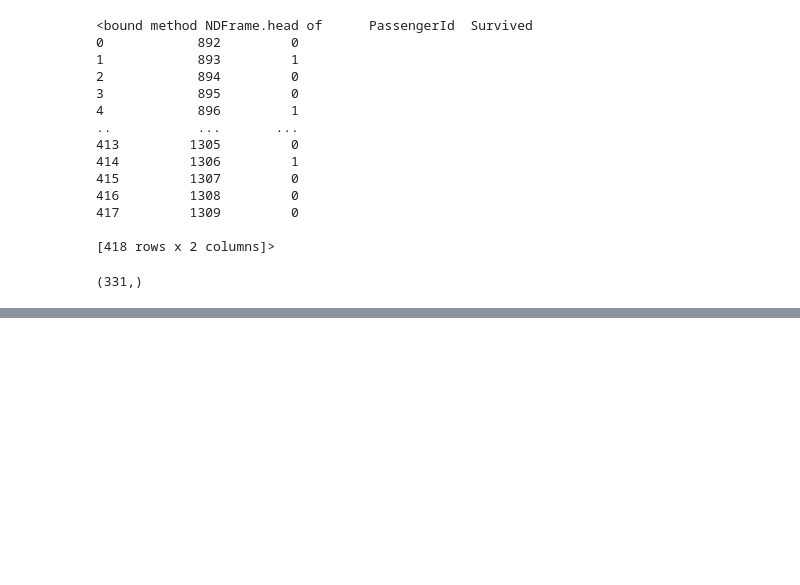
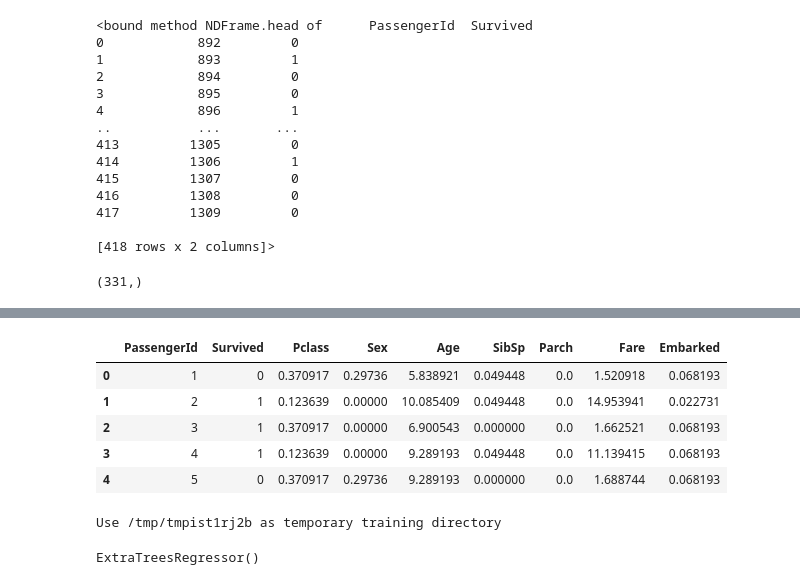
Before and after one commit to IsuruKasun/Predicting-which-passengers-survived-the-Titanic-shipwreck, a Jupyter notebook: Predicting_which_passengers_survived_the_Titanic_shipwreck.ipynb, the cells around one changed output, grey strips where cells are left out. Saved outputs shown, nothing was run; the diff lists cells and outputs as text; code cells hidden in the pictures; blank space fills up the shorter version.

```diff
--- a/Predicting_which_passengers_survived_the_Titanic_shipwreck.ipynb
+++ b/Predicting_which_passengers_survived_the_Titanic_shipwreck.ipynb
@@ -354,0 +374,18 @@ accuracy score: 0.5941984602237205
+# %%
+train.head()
+# %% [output]
+|  | PassengerId | Survived | Pclass | Sex | Age | SibSp | Parch | Fare | Embarked |
+| 0 | 1 | 0 | 0.370917 | 0.29736 | 5.838921 | 0.049448 | 0.0 | 1.520918 | 0.068193 |
+| 1 | 2 | 1 | 0.123639 | 0.00000 | 10.085409 | 0.049448 | 0.0 | 14.953941 | 0.022731 |
+| 2 | 3 | 1 | 0.370917 | 0.00000 | 6.900543 | 0.000000 | 0.0 | 1.662521 | 0.068193 |
+| 3 | 4 | 1 | 0.123639 | 0.00000 | 9.289193 | 0.049448 | 0.0 | 11.139415 | 0.068193 |
+| 4 | 5 | 0 | 0.370917 | 0.29736 | 9.289193 | 0.000000 | 0.0 | 1.688744 | 0.068193 |
+# %%
+import tensorflow_decision_forests as tfdf
+
+
+model_2 = tfdf.keras.RandomForestModel(task=tfdf.keras.Task.REGRESSION)
+model.fit(X, Y)
+# %% [output]
+Use /tmp/tmpist1rj2b as temporary training directory
+ExtraTreesRegressor()
```
Also changed, not shown: parts of 9 cells of this notebook.
